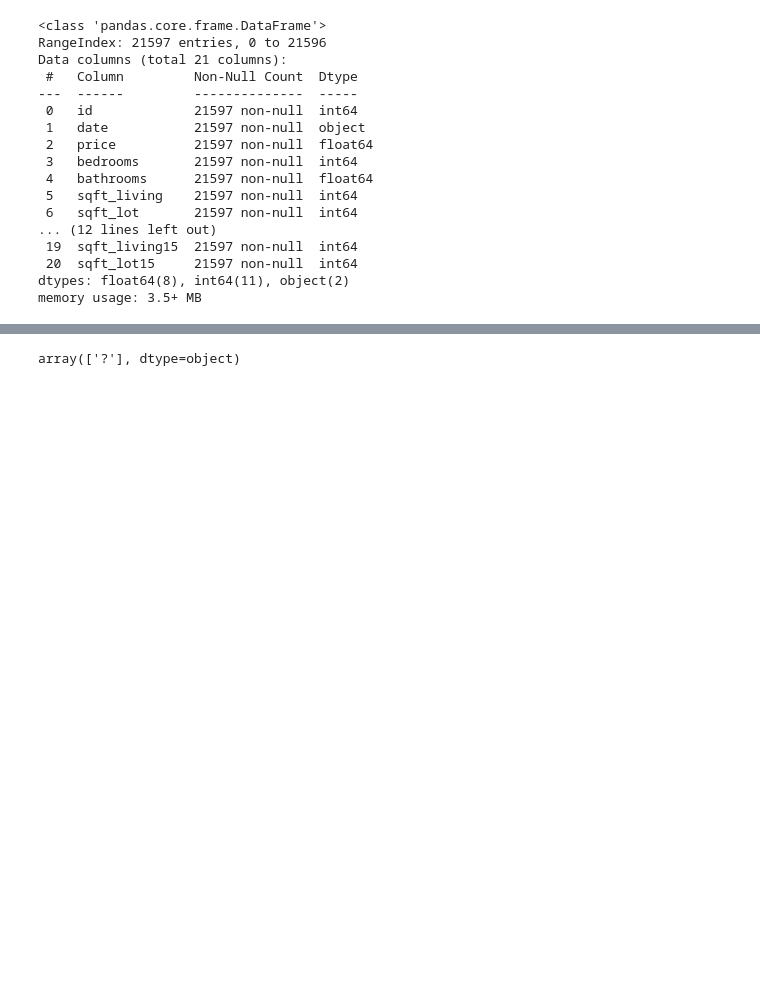
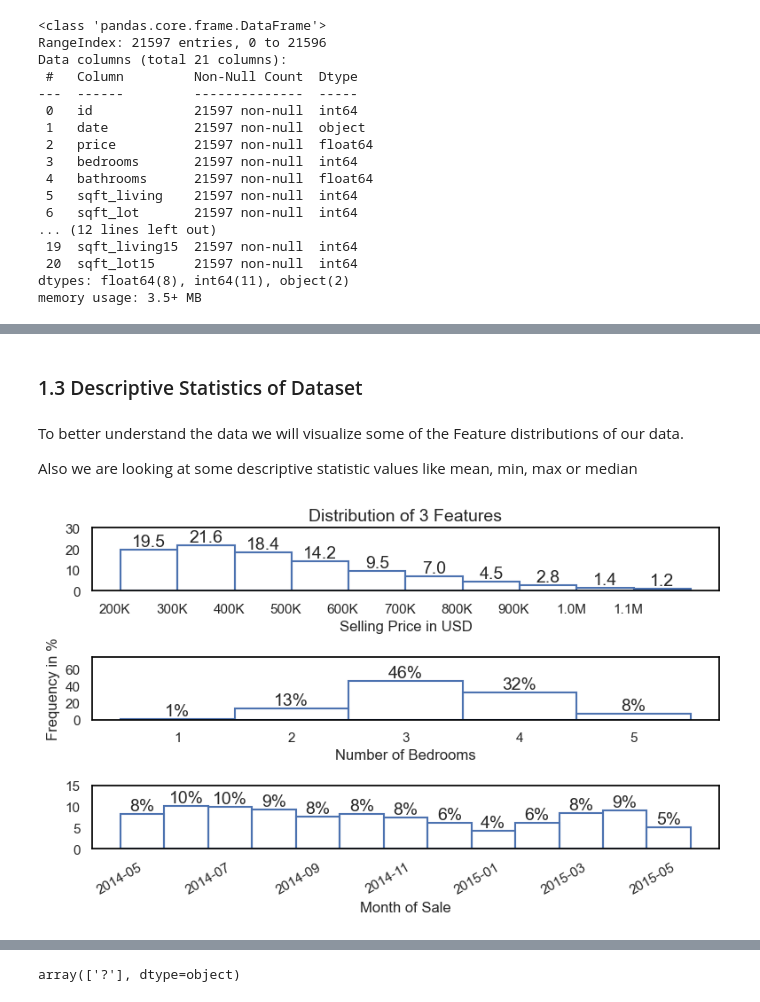
Before and after one commit to loukra/King_County_Housing_EDA, a Jupyter notebook: EDA.ipynb, the cells around one changed output, grey strips where cells are left out. Saved outputs shown, nothing was run; the diff lists cells and outputs as text; code cells hidden in the pictures; blank space fills up the shorter version.

```diff
--- a/EDA.ipynb
+++ b/EDA.ipynb
@@ -99,0 +110,55 @@ df.describe()
+# %% [markdown]
+### 1.3 Descriptive Statistics of Dataset
+# %% [markdown]
+To better understand the data we will visualize some of the Feature distributions of our data.
+
+Also we are looking at some descriptive statistic values like mean, min, max or median
+# %%
+
+def format_number(data_value, indx):
+    """
+    Helper function for formatting large Numbers in X/Y-Tick-Labels
+    Returns a formatter for 'set_major_formatter'
+    """
+    if data_value >= 1_000_000:
+        formatter = '{:1.1f}M'.format(data_value*0.000_001)
+    else:
+        formatter = '{:1.0f}K'.format(data_value*0.001)
+    return formatter
+# %%
+fig, axes = plt.subplots(3,1)
+#Number of Houses per price category
+g = sns.histplot(ax=axes[0],data=df,x = 'price',log_scale = (False,False),
+    element="bars", stat='percent', fill = False, binwidth = 100e3, binrange=(df.price.quantile(0.05),df.price.quantile(0.95)))
+g.set_xticks(np.arange(2e5,12e5,1e5))
+g.bar_label(g.containers[0], fmt='%.1f')
+g.set_ylim(0,30)
+g.set_xlabel('Selling Price in USD')
+g.ticklabel_format(useOffset=False, style='plain')
+g.xaxis.set_major_formatter(format_number)
+g.set_yticks(np.arange(0,35,10))
+g.set_ylabel('')
+g.set_title('Distribution of 3 Features',fontsize = 14)
+#distribution of bedrooms in sold houses. quantile(0.95) because i dont want to show outliers for better visualisation)
+g=sns.histplot(ax=axes[1], data=df, x= 'bedrooms', binwidth=1, binrange=(0.5,df.bedrooms.quantile(0.95)), element="bars", stat='percent', fill = False)
+g.bar_label(g.containers[0], fmt='%.f%%',label_type='edge')
+g.set_ylim(0,75)
+g.set_yticks(np.arange(0,80,20))
+g.set_xlabel('Number of Bedrooms')
+g.set_ylabel('Frequency in %')
+
+# number of houses sold per month
+g = sns.histplot(ax=axes[2], data=df, x = pd.to_datetime(df.date), binwidth=30, element="bars", stat='percent', fill = False) #bins of size 30 days
+plt.xticks(rotation=30)
+g.bar_label(g.containers[0], fmt='%.f%%')
+g.set_ylim(0,15)
+g.set_yticks(np.arange(0,20,5))
+g.set_xlabel('Month of Sale')
+g.set_ylabel('')
+plt.tight_layout()
+plt.show()
+
+#show some simple descriptive statistics
+df.describe()
+# %% [output]
+[figure, added]
```
Also changed, not shown: parts of 43 cells of this notebook.
